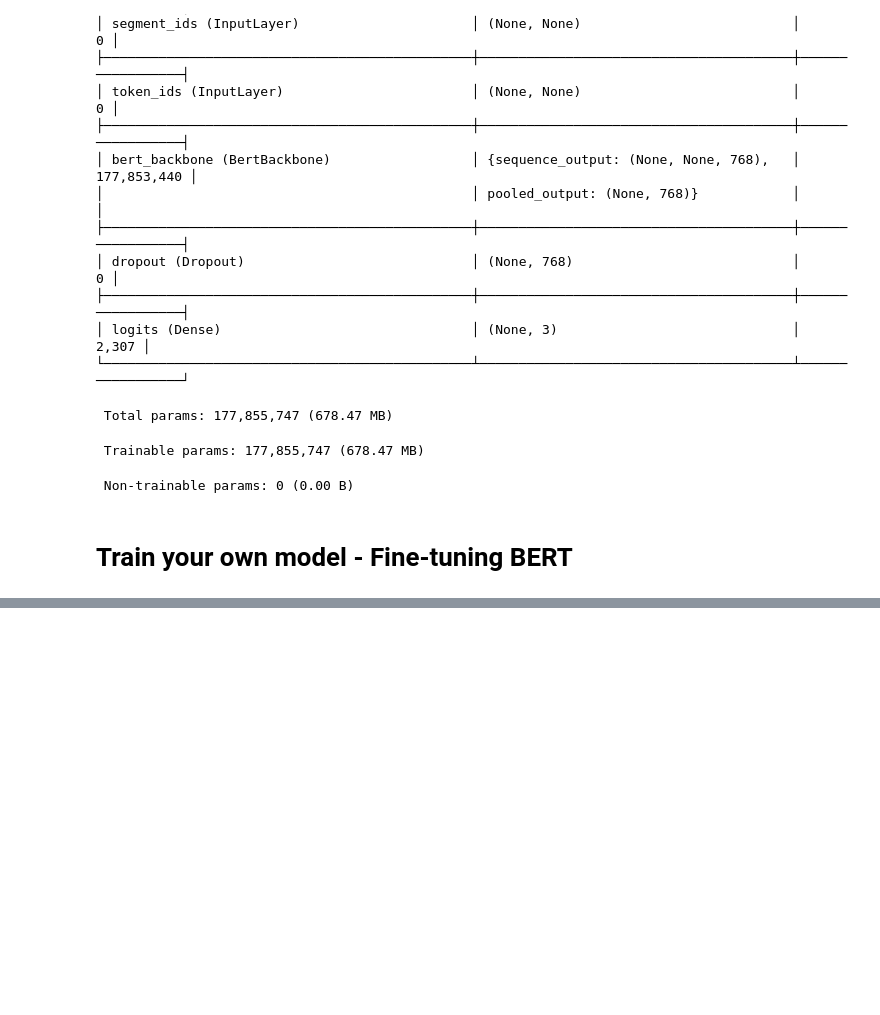
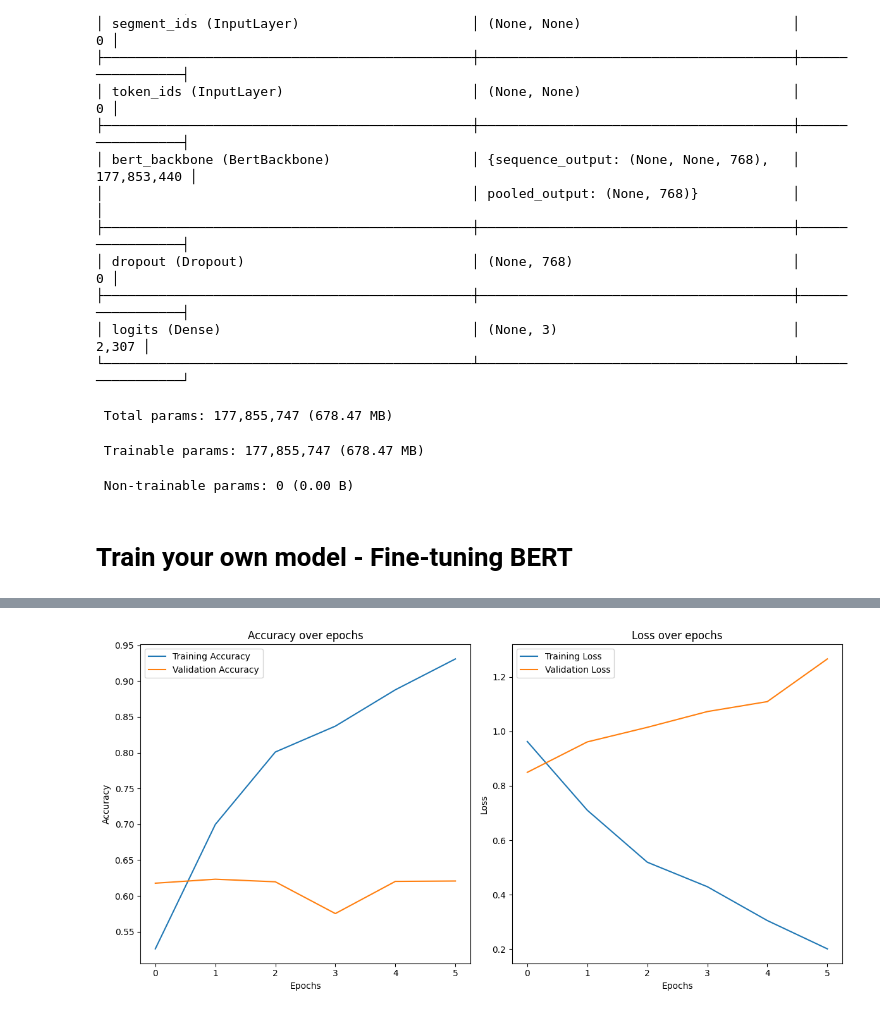
Before and after one commit to datateamclub/project_watson_02, a Jupyter notebook: bert-test.ipynb, the cells around one changed output, grey strips where cells are left out. Drawn from its saved outputs; the diff is of its cells as text; code cells hidden in the pictures; blank space fills up the shorter version.

```diff
--- a/bert-test.ipynb
+++ b/bert-test.ipynb
@@ -167,26 +176,26 @@ Epoch 2/6
 # %%
 history_df = pd.DataFrame(history.history)
 # %%
-# Plotting accuracy
 plt.figure(figsize=(12, 6))
 
 plt.subplot(1, 2, 1)
 plt.plot(history_df['accuracy'], label='Training Accuracy')
 plt.plot(history_df['val_accuracy'], label='Validation Accuracy')
 plt.title('Accuracy over epochs')
 plt.xlabel('Epochs')
 plt.ylabel('Accuracy')
 plt.legend()
 
 # Plotting loss
 plt.subplot(1, 2, 2)
 plt.plot(history_df['loss'], label='Training Loss')
 plt.plot(history_df['val_loss'], label='Validation Loss')
 plt.title('Loss over epochs')
 plt.xlabel('Epochs')
 plt.ylabel('Loss')
 plt.legend()
 
 plt.tight_layout()
 plt.show()
-Th
+# %% [output]
+[figure, added]
```
Also changed, not shown: parts of 1 cell of this notebook.
